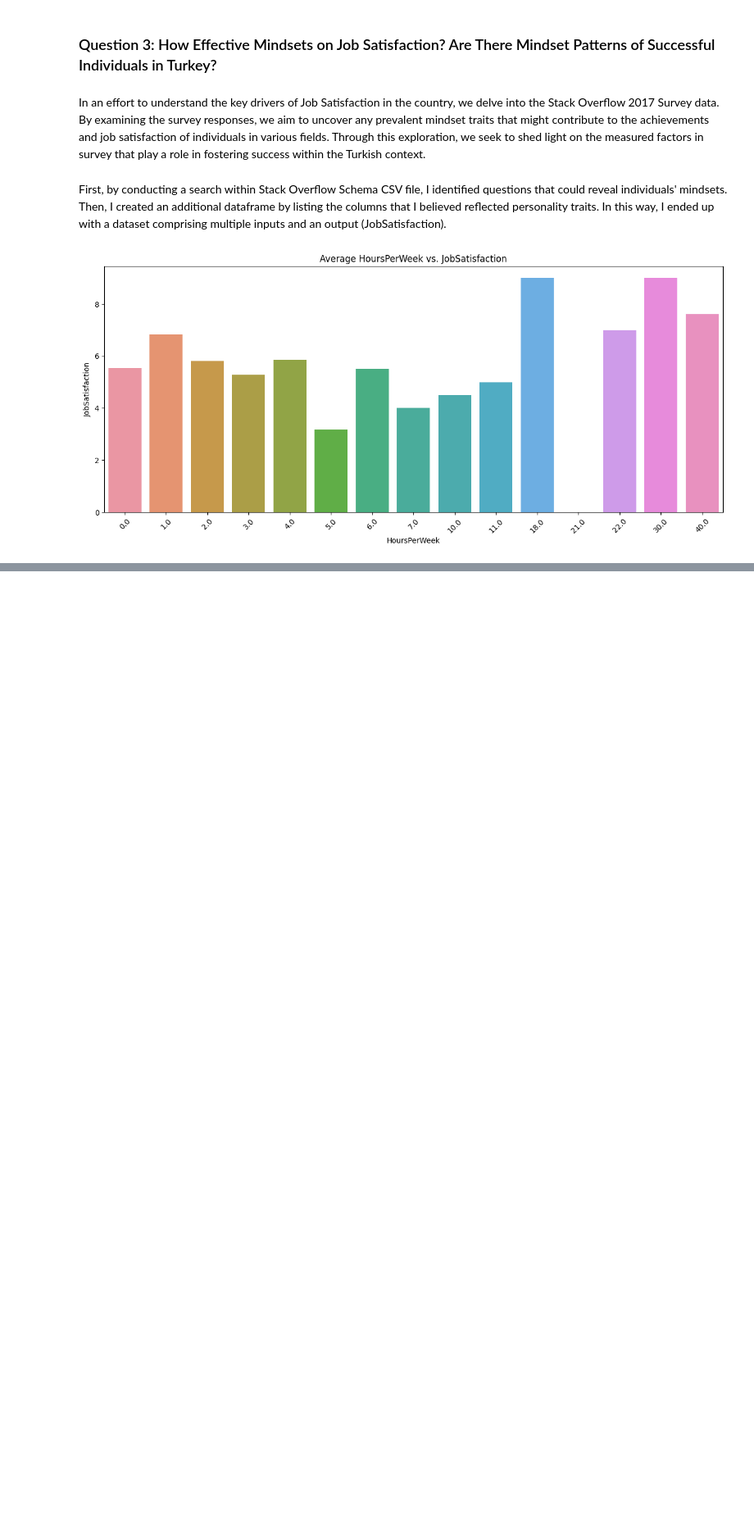
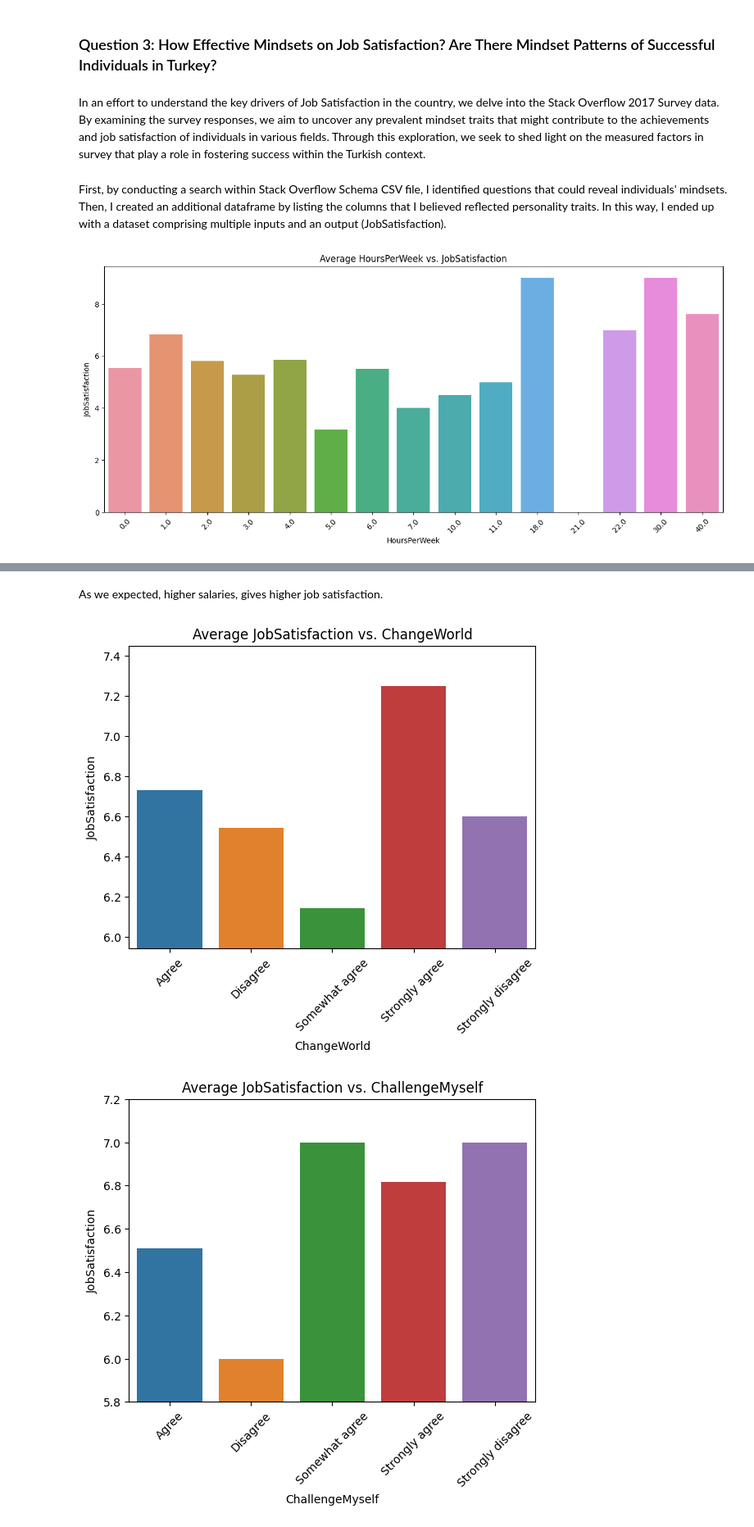
Before and after one commit to NevzatTalay/Project-Write-A-Data-Science-Blog-Post, a Jupyter notebook: Q1.ipynb, the cells around one changed output, grey strips where cells are left out. Shown at 82% size. Drawn from its saved outputs; the diff is of its cells as text; code cells hidden in the pictures; blank space fills up the shorter version.

```diff
--- a/Q1.ipynb
+++ b/Q1.ipynb
@@ -349,0 +399,28 @@ plt.show()
+# %% [markdown]
+As we expected, higher salaries, gives higher job satisfaction.
+# %%
+# Select columns with categorical data from the work environment dataset
+cat_df = work_env.select_dtypes(include=['object']).copy()
+
+# Iterate through each categorical column and create bar plots for Average JobSatisfaction vs. Categorical Feature
+for column_name in cat_df.columns:
+    # Calculate the average JobSatisfaction for each value of the current categorical column
+    average_salaries = work_env.groupby(column_name)[Output_name].mean().reset_index()
+
+    # Create a bar plot using Seaborn to visualize the relationship between the current categorical column and JobSatisfaction
+    ax = sns.barplot(x=column_name, y=Output_name, data=average_salaries)  # Create the bar plot using Seaborn
+
+    plt.xlabel(column_name)  # Set the label for the x-axis
+    plt.ylabel(Output_name)  # Set the label for the y-axis
+
+    # Set the y-axis limits to include a small margin above and below the data range
+    ax.set_ylim([average_salaries[Output_name].min() - 0.2, average_salaries[Output_name].max() + 0.2])
+
+    # Set the title of the plot using a dynamic string
+    plt.title('Average ' + str(Output_name) + ' vs. ' + str(column_name))
+
+    plt.xticks(rotation=45)  # Rotate the category names on the x-axis for better readability
+    plt.show()  # Display the created bar plot
+# %% [output]
+[figure, added]
+[figure, added]
```
Also changed, not shown: parts of 29 cells of this notebook.
